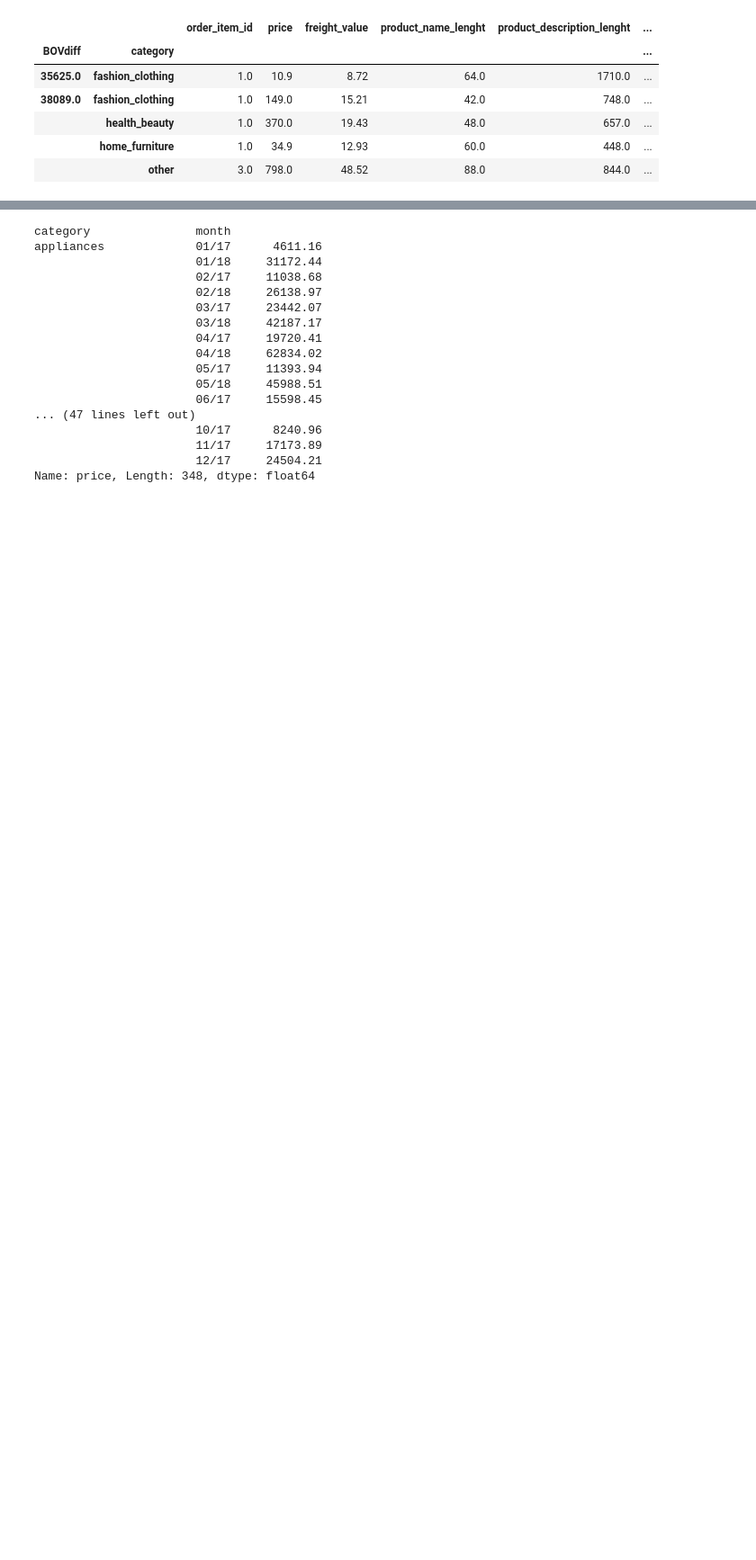
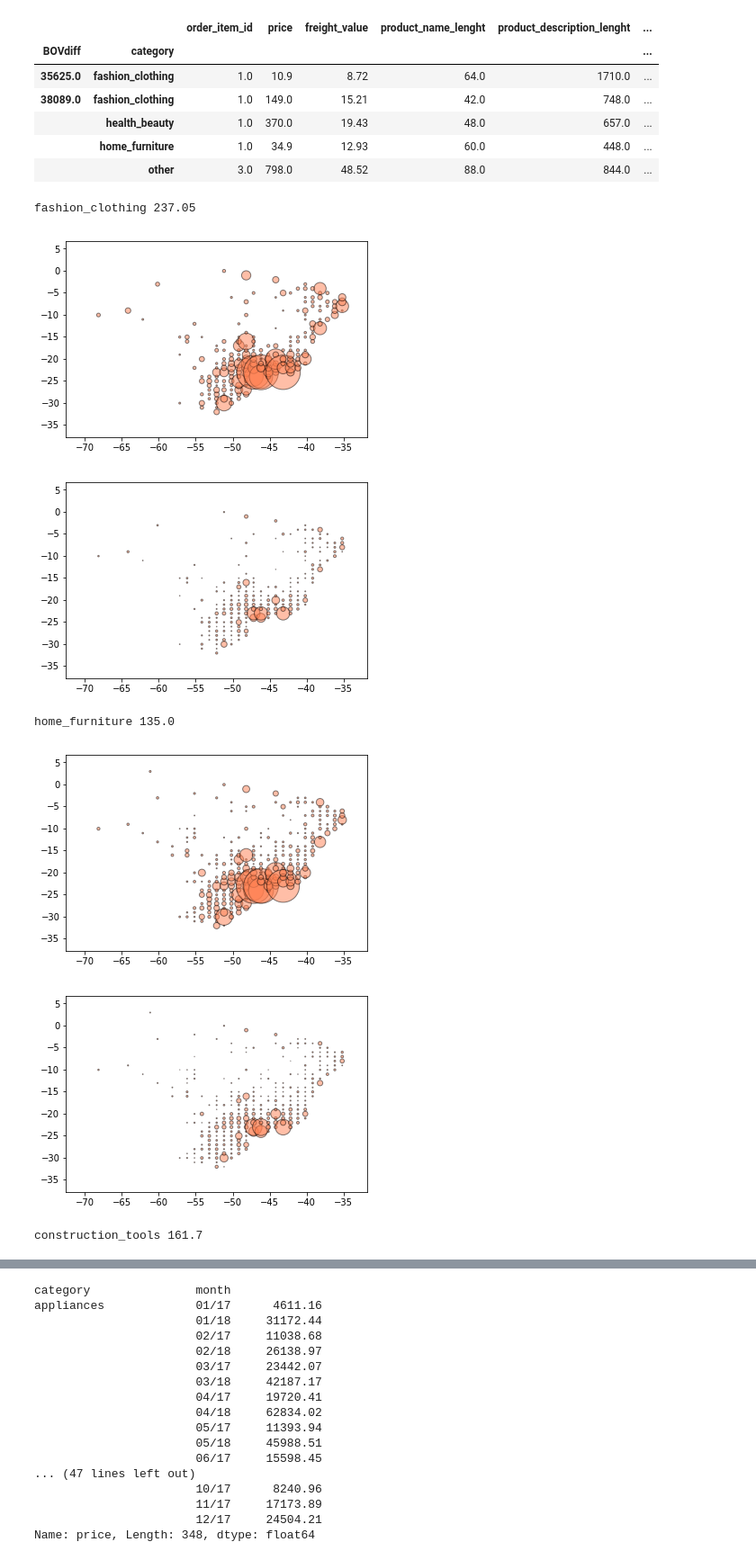
Before and after one commit to BShim92/BrazilianECommerce, a Jupyter notebook: ECommerceDataMerge.ipynb, the cells around one changed output, grey strips where cells are left out. Shown at 90% size. Saved outputs shown, nothing was run; the diff lists cells and outputs as text; code cells hidden in the pictures; blank space fills up the shorter version.

Commit message:
added the scatter plot for longitude and latitudes

```diff
--- a/ECommerceDataMerge.ipynb
+++ b/ECommerceDataMerge.ipynb
@@ -175,0 +121,16 @@ range?
+# %%
+lngbin = np.arange(min(mergedf['geolocation_lng']), max(mergedf['geolocation_lng']), 1)
+latbin = np.arange(min(mergedf['geolocation_lat']), max(mergedf['geolocation_lat']), 1)
+
+lngbinlabel = []
+latbinlabel = []
+
+for lng in range(0, len(lngbin) - 1):
+    lngbinlabel.append(lngbin[lng] + (lngbin[lng+1] - lngbin[lng])/2)
+
+for lat in range(0, len(latbin) - 1):
+    latbinlabel.append(latbin[lat] + (latbin[lat+1] - latbin[lat])/2)
+
+mergedf['lngbin'] = pd.cut(mergedf['geolocation_lng'], lngbin, labels=lngbinlabel)
+mergedf['latbin'] = pd.cut(mergedf['geolocation_lat'], latbin, labels=latbinlabel)
+mergedf.head()
@@ -297,3 +266,48 @@ groupdf.head()
 |  | health_beauty | 1.0 | 370.0 | 19.43 | 48.0 | 657.0 | ... |
 |  | home_furniture | 1.0 | 34.9 | 12.93 | 60.0 | 448.0 | ... |
 |  | other | 3.0 | 798.0 | 48.52 | 88.0 | 844.0 | ... |
+# %%
+groupdf = mergedf.groupby(['lngbin', 'latbin'])
+groupdf = groupdf.sum()
+groupdf = groupdf.loc[groupdf['price'].isnull() == False]
+groupdf = groupdf.loc[groupdf['order_item_id'] > 2]
+groupdf = groupdf.reset_index()
+
+minlng = min(groupdf['lngbin'])
+maxlng = max(groupdf['lngbin'])
+minlat = min(groupdf['latbin'])
+maxlat = max(groupdf['latbin'])
+marginlng = (max(groupdf['lngbin'])-min(groupdf['lngbin']))/10
+marginlat = (max(groupdf['latbin'])-min(groupdf['latbin']))/10
+dividebytotal = (max(groupdf['price']) - min(groupdf['price']))/1500
+
+for cat in new_categories.keys():
+    groupdf = mergedf.groupby(['lngbin', 'latbin', 'category'])
+    groupdf = groupdf.sum()
+    groupdf = groupdf.loc[groupdf['price'].isnull() == False]
+    groupdf = groupdf.loc[groupdf['order_item_id'] > 5]
+    groupdf = groupdf.reset_index()
+
+    groupdf = groupdf.loc[groupdf['category'] == cat]
+    print(cat, min(groupdf['price']))
+
+    dividebyeach = (max(groupdf['price']) - min(groupdf['price']))/1500
+    plt.scatter(groupdf['lngbin'], groupdf['latbin'], color="coral", edgecolor="black", alpha = 0.5,marker="o", s=groupdf['price']/dividebyeach)
+    plt.xlim(minlng - marginlng, maxlng + marginlng)
+    plt.ylim(minlat - marginlat, maxlat  + marginlat)
+    plt.show()
+
+    plt.scatter(groupdf['lngbin'], groupdf['latbin'], color="coral", edgecolor="black", alpha = 0.5,marker="o", s=groupdf['price']/dividebytotal)
+    plt.xlim(minlng - marginlng, maxlng + marginlng)
+    plt.ylim(minlat - marginlat, maxlat  + marginlat)
+    plt.show()
+
+print(groupdf.sort_values(by = ['lngbin'], ascending = False).head())
+# %% [output]
+fashion_clothing 237.05
+[figure, added]
+[figure, added]
+home_furniture 135.0
+[figure, added]
+[figure, added]
+construction_tools 161.7
```
Also changed, not shown: parts of 10 cells of this notebook.
